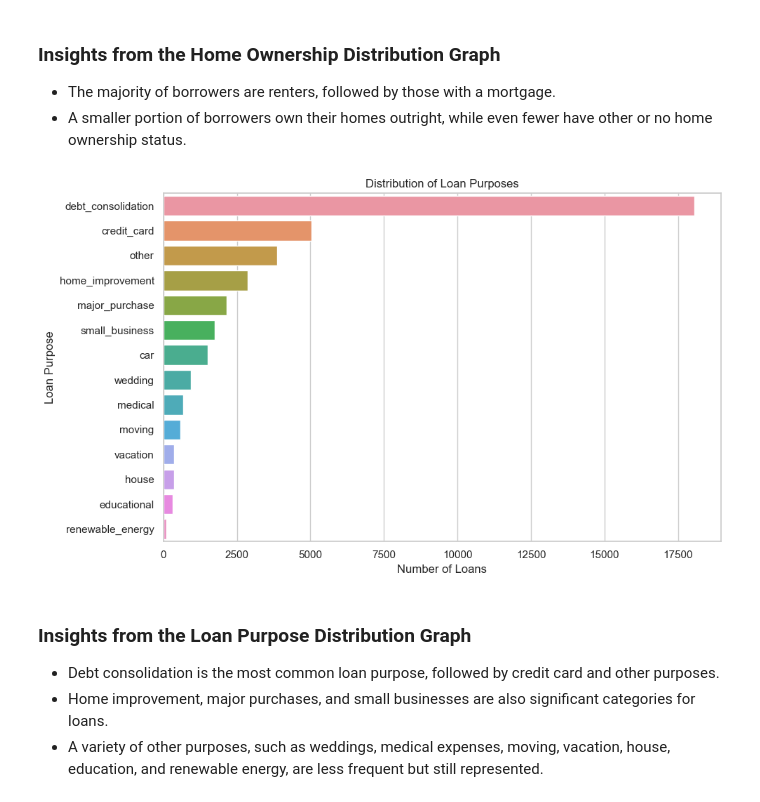
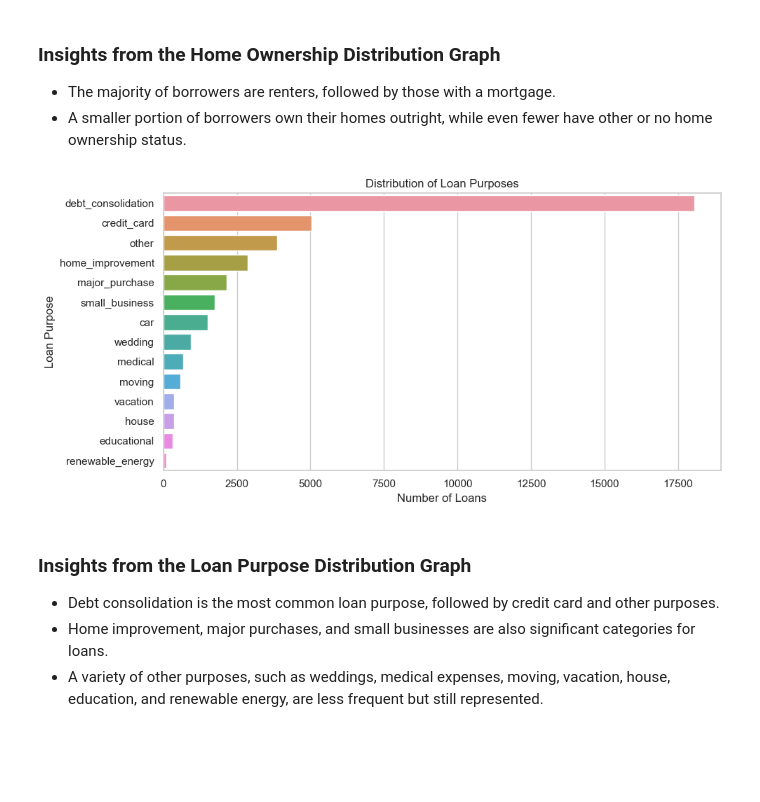
Before and after one commit to sowmilydutta/Lending_Club_Case_Study, a Jupyter notebook: Sowmily_Dutta_Case_study.ipynb, the cells around one changed output. Drawn from its saved outputs; the diff is of its cells as text; code cells hidden in the pictures; blank space fills up the shorter version.

```diff
--- a/Sowmily_Dutta_Case_study.ipynb
+++ b/Sowmily_Dutta_Case_study.ipynb
@@ -241,15 +241,15 @@ plt.show()
 # %%
 # Figure 6: Plot the distribution of Loan Purpose
 loan_purpose_counts = df_cleaned['purpose'].value_counts()
-plt.figure(figsize=(10, 6))
+plt.figure(figsize=(10, 5))
 sns.barplot(x=loan_purpose_counts.values, y=loan_purpose_counts.index)
 plt.title('Distribution of Loan Purposes')
 plt.xlabel('Number of Loans')
 plt.ylabel('Loan Purpose')
 plt.tight_layout()
 plt.show()
 # %% [output]
-[figure, old version]
+[figure, new version]
 # %% [markdown]
 ### Insights from the Loan Purpose Distribution Graph
 - Debt consolidation is the most common loan purpose, followed by credit card and other purposes.
```
Also changed, not shown: parts of 20 cells of this notebook.
